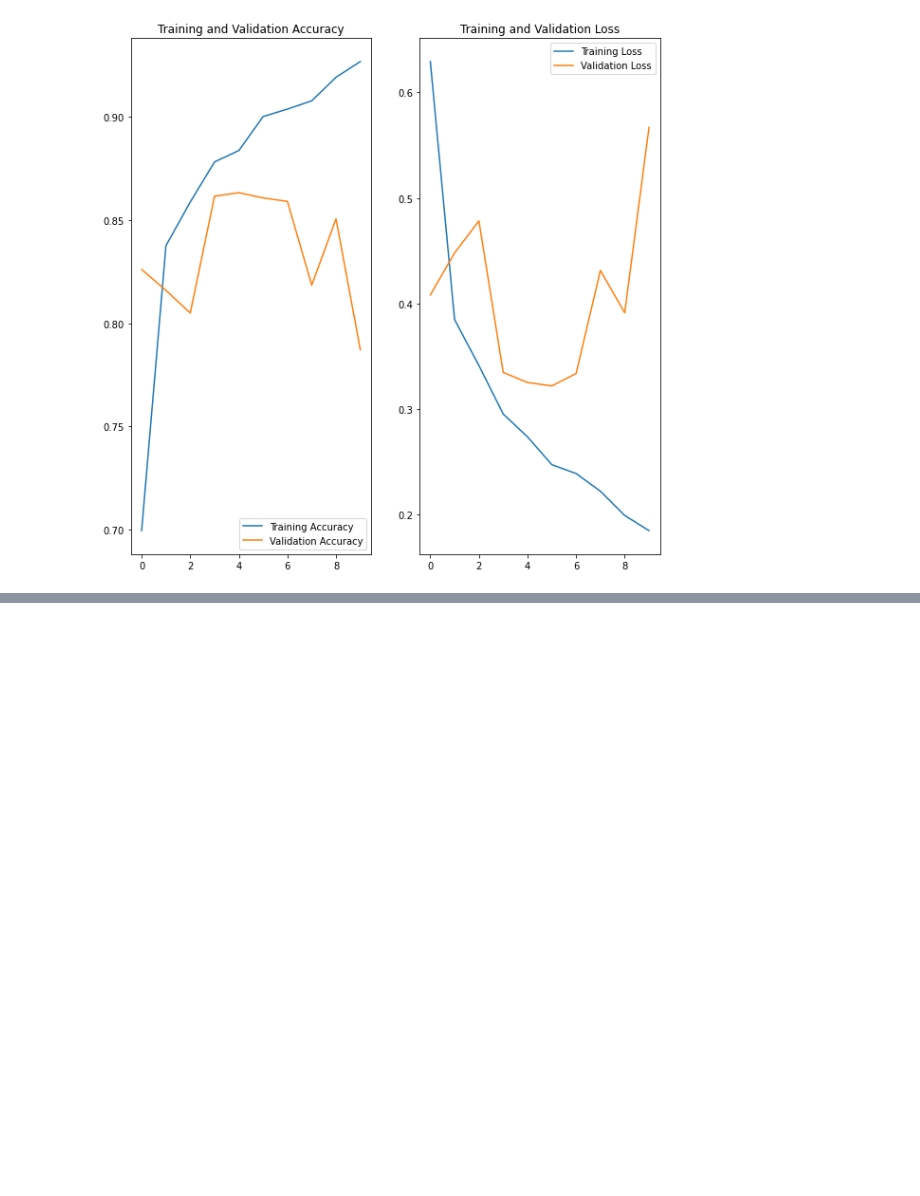
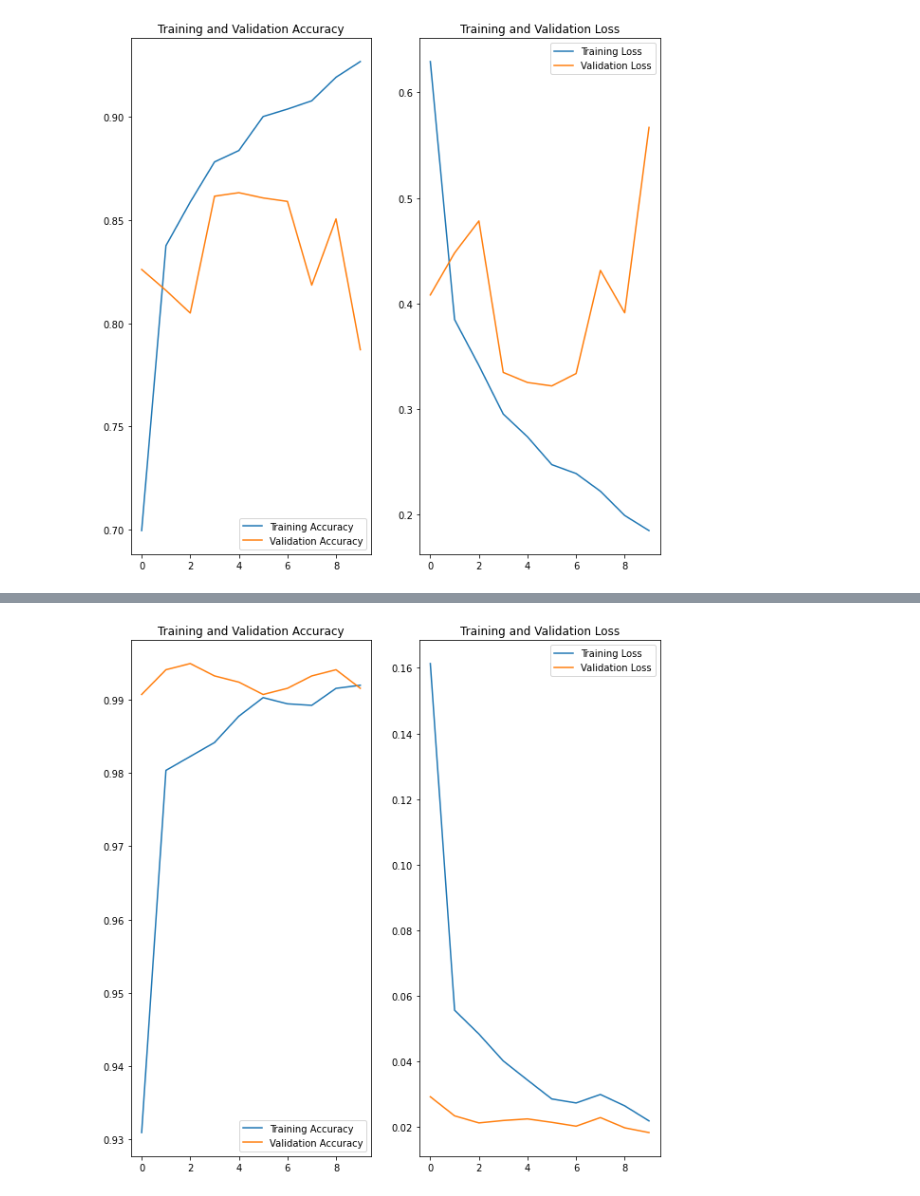
Before and after one commit to wacatswh/chihuahua-vs-muffin, a Jupyter notebook: chihuahua_vs_muffin.ipynb, the cells around one changed output, grey strips where cells are left out. Saved outputs shown, nothing was run; the diff lists cells and outputs as text; code cells hidden in the pictures; blank space fills up the shorter version.

Commit message:
Add transfer learning model for evaluation

```diff
--- a/chihuahua_vs_muffin.ipynb
+++ b/chihuahua_vs_muffin.ipynb
@@ -204,3 +204,37 @@ Epoch 10/10
 plot_history(augmented_model_history, augmented_model_epochs)
 # %% [output]
 [figure]
+# %%
+from tensorflow.keras.applications.resnet50 import ResNet50
+resnet50_base_model = ResNet50(
+    weights = 'imagenet',
+    include_top = False, # Don't reuse classifier/final layer
+    input_shape = (image_height, image_width, 3)
+)
+
+# Freeze model from it's weightage being adjusted
+resnet50_base_model.trainable = False
+# %%
+input_layer = keras.Input(
+    shape = (image_height, image_width, 3)
+)
+x = data_augmentation(input_layer)
+x = resnet50_base_model(x, training = False)
+x = keras.layers.GlobalAveragePooling2D()(x)
+x = keras.layers.Dropout(0.2)(x)
+output_layer = keras.layers.Dense(num_of_classes)(x)
+resnet50_transferred_model = keras.Model(input_layer, output_layer)
+# %%
+resnet50_transferred_model.compile(
+    optimizer = 'adam',
+    loss = tf.keras.losses.SparseCategoricalCrossentropy(from_logits = True),
+    metrics = ['accuracy']
+)
+
+resnet50_epochs = 10
+
+resnet50_history = resnet50_transferred_model.fit(
+    train_ds,
+    validation_data = test_ds,
+    epochs = resnet50_epochs
+)
@@ -206,0 +264,4 @@ plot_history(augmented_model_history, augmented_model_epochs)
+# %%
+plot_history(resnet50_history, resnet50_epochs)
+# %% [output]
+[figure, added]
```
Also changed, not shown: parts of 1 cell of this notebook.
